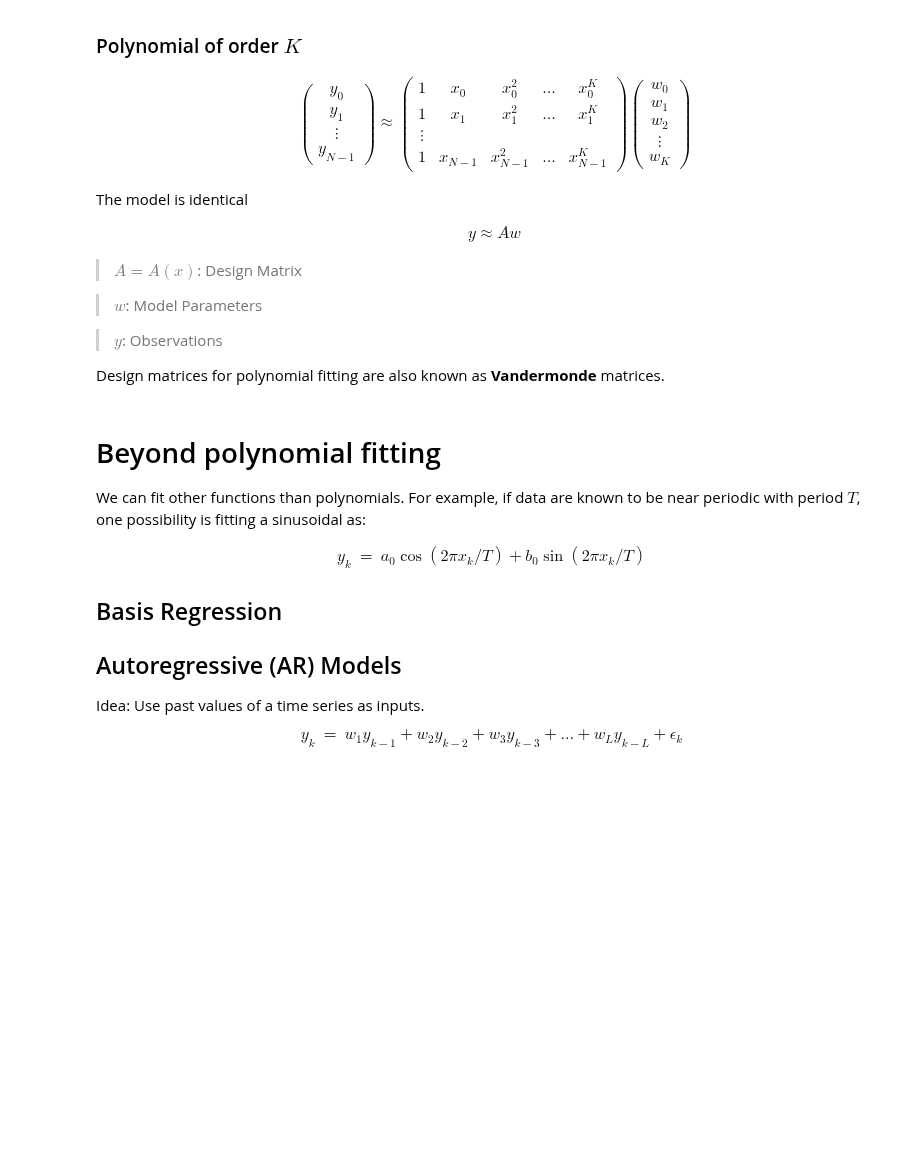
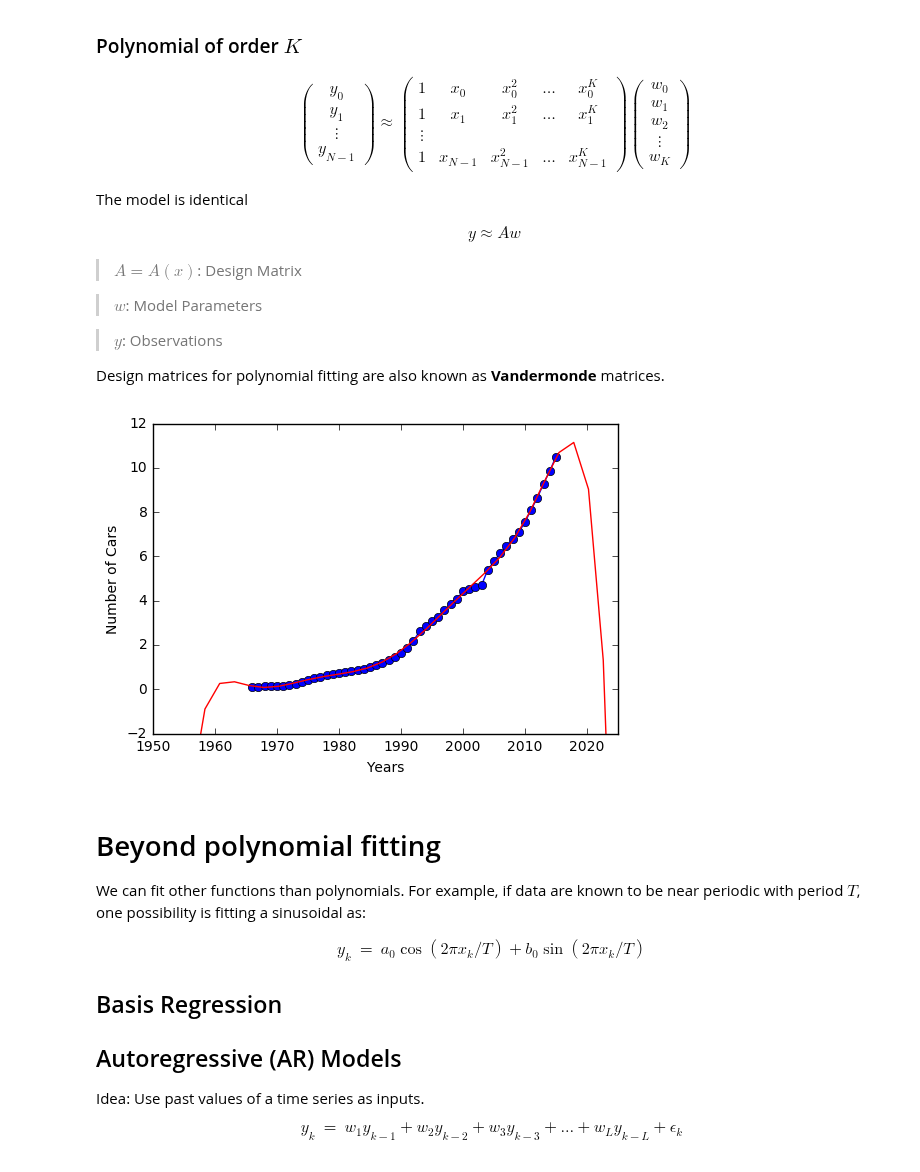
Before and after one commit to atcemgil/notes, a Jupyter notebook: Regression.ipynb, the cells around one changed output. Cells and saved outputs as stored; diff of their text form; code cells hidden in the pictures; blank space fills up the shorter version.

```diff
--- a/Regression.ipynb
+++ b/Regression.ipynb
@@ -541,27 +552,29 @@ Design matrices for polynomial fitting are also known as __Vandermonde__ matrice
 # %%
 # Setup the vandermonde matrix
 N = len(x)
-degree = 3
+degree = 8
 #A = np.hstack((np.power(x,0), np.power(x,1), np.power(x,2)))
 A = np.hstack((np.power(x,i) for i in range(degree+1)))
 xx = np.matrix(np.linspace(np.asscalar(x[0])-10,np.asscalar(x[-1])+10,30)).T
 A2 = np.hstack((np.power(xx,i) for i in range(degree+1)))
 
 #plt.imshow(A, interpolation='nearest')
 # Solve the least squares problem
 w_ls,E,rank,sigma = np.linalg.lstsq(A, y)
 
 f = A2*w_ls
 plt.plot(x+BaseYear, y, 'o-')
 plt.plot(xx+BaseYear, f, 'r')
 
 plt.xlabel('Years')
 plt.ylabel('Number of Cars')
 
 plt.gca().set_ylim((-2,12))
 plt.gca().set_xlim((1950,2025))
 
 plt.show()
+# %% [output]
+[figure, added]
 # %% [markdown]
 # Beyond polynomial fitting
 
```
Also changed, not shown: parts of 6 cells of this notebook, 2 other files.
